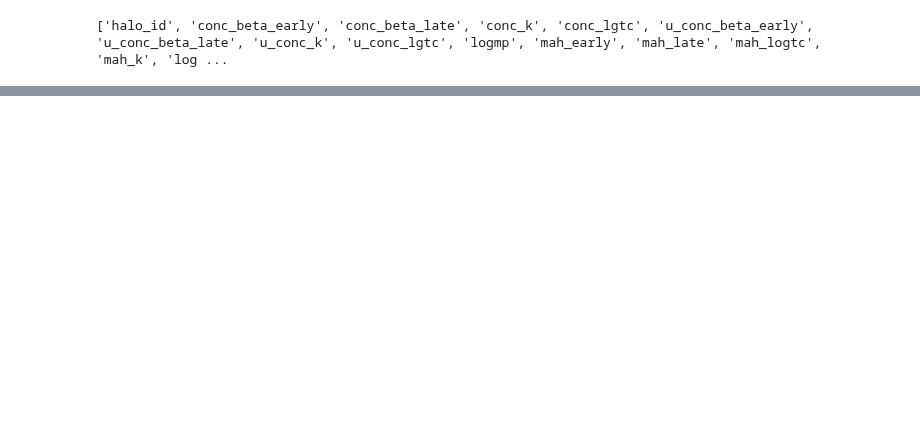
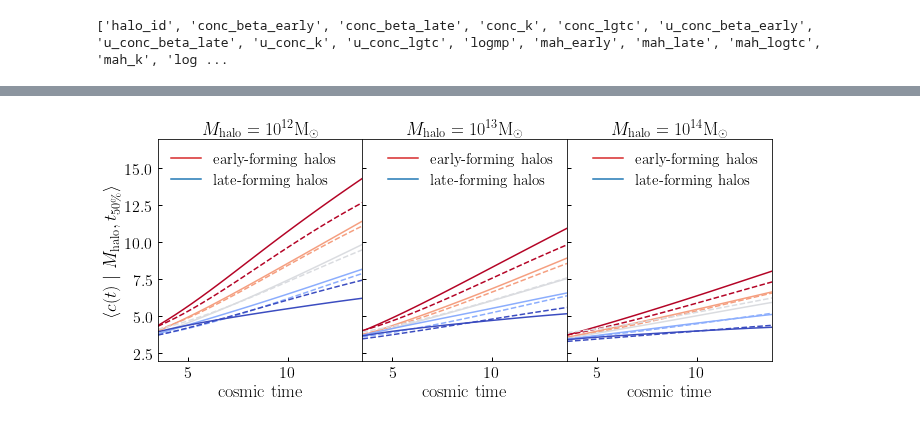
Before and after one commit to BaryonPasters/diffprof, a Jupyter notebook: notebooks/plot_upshot_diffprofpop_figure.ipynb, the cells around one changed output, grey strips where cells are left out. Cells and saved outputs as stored; diff of their text form; code cells hidden in the pictures; blank space fills up the shorter version.

```diff
--- a/notebooks/plot_upshot_diffprofpop_figure.ipynb
+++ b/notebooks/plot_upshot_diffprofpop_figure.ipynb
@@ -79 +111,33 @@ __=ax.plot(TARR_FIT, 10**lgyhi, '--', color='k')
+# %%
+fig, axes = plt.subplots(1, 3, sharex=True, sharey=True, figsize=(11, 4))
+(ax0, ax1, ax2) = axes
+fig.subplots_adjust(wspace=0, hspace=0)
+xlim = ax0.set_xlim(3.5, 13.75)
+ylim = ax0.set_ylim(2, 17)
+
+from matplotlib import lines as mlines
+red_line=mlines.Line2D([],[],ls='-',c=mred,label=r'${\rm early}$-${\rm forming\ halos}$')
+blue_line=mlines.Line2D([],[],ls='-',c=mblue,label=r'${\rm late}$-${\rm forming\ halos}$')
+
+import matplotlib.cm as cm
+from matplotlib import lines as mlines
+colormap_seq=np.linspace(1, 0, p50_targets.size)
+colors=cm.coolwarm(colormap_seq)
+
+indx_p50_plot = np.searchsorted(p50_targets, np.array([0.1, 0.3, 0.5, 0.7, 0.9]))
+p50_plot = p50_targets[indx_p50_plot]
+
+for im, ax in enumerate(axes):
+    for ip in indx_p50_plot:
+        __=ax.plot(TARR_FIT, 10**lgc_mean_targets_lgm0_p50[im, ip, :], color=colors[ip])
+        __=ax.plot(TARR_FIT, 10**pred_avg_log_conc_p50[im, ip, :], '--', color=colors[ip])
+
+    xlabel = ax.set_xlabel(r'${\rm cosmic\ time}$')
+    title = ax.set_title(MHALO_LABELS[im])
+
+    leg=ax.legend(handles=[red_line, blue_line])
+
+ylabel = ax0.set_ylabel(r'$\langle c(t)\ \vert\ M_{\rm halo}, t_{50\%}\rangle$')
+# %% [output]
+[figure, added]
 # %%
```
Also changed, not shown: parts of 4 cells of this notebook.
